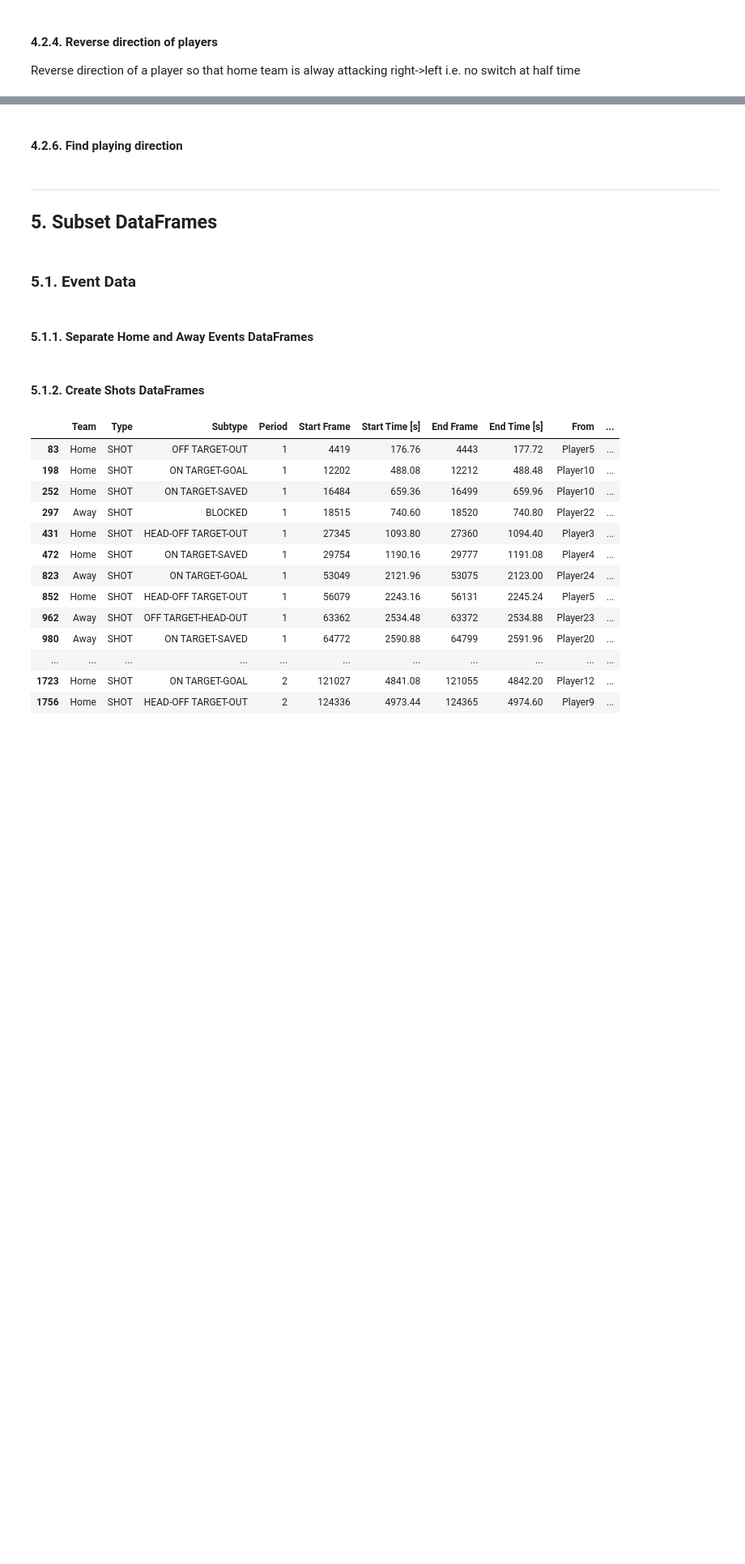
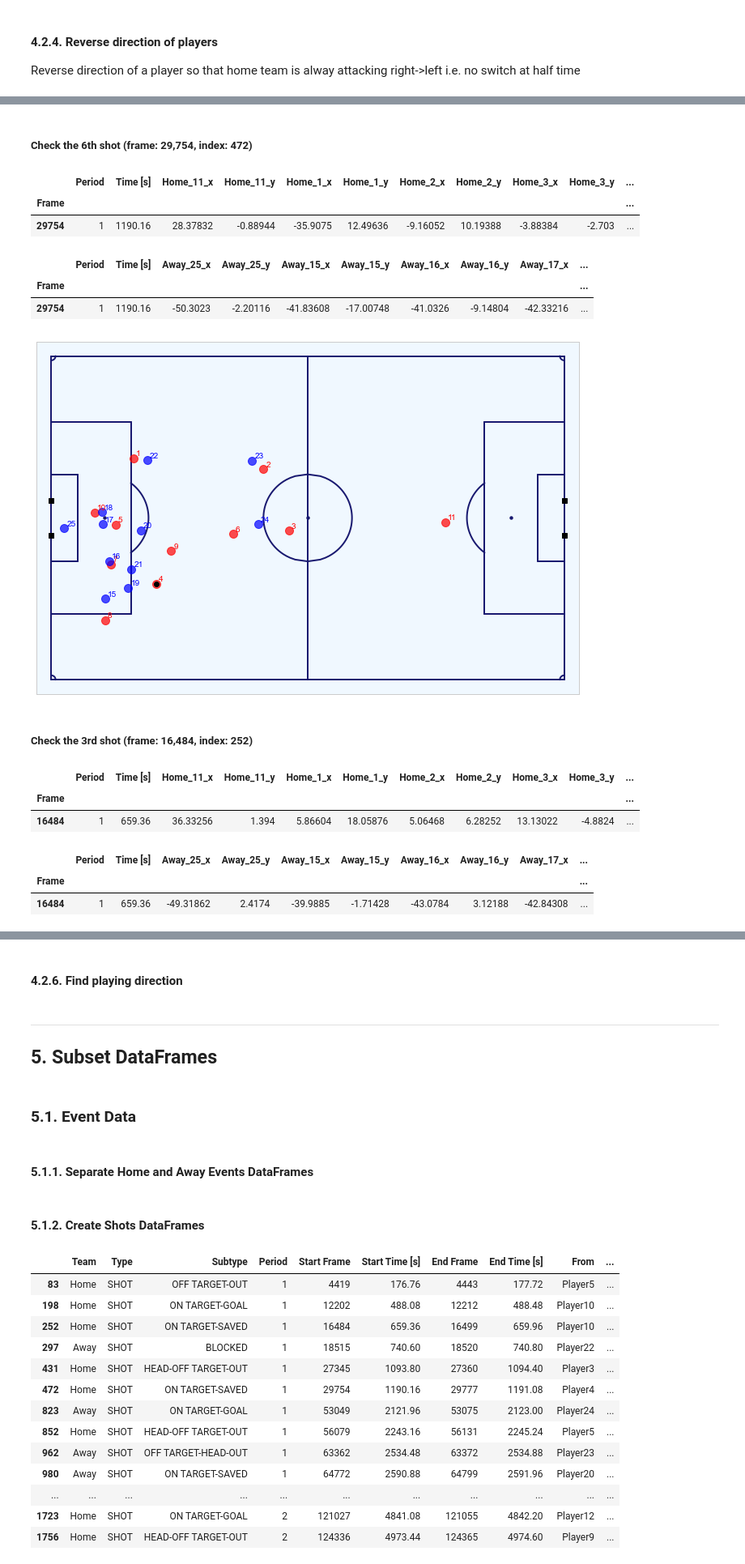
Before and after one commit to robbiejdunne/cfg_submission, a Jupyter notebook: notebooks/metrica-sports/Metrica Sports.ipynb, the cells around one changed output, grey strips where cells are left out. Shown at 81% size. Cells and saved outputs as stored; diff of their text form; code cells hidden in the pictures; blank space fills up the shorter version.

```diff
--- a/notebooks/metrica-sports/Metrica Sports.ipynb
+++ b/notebooks/metrica-sports/Metrica Sports.ipynb
@@ -742,7 +783,7 @@ The following code determines the areas of all these triangles for the ball, the
 # %%
 # Remove the previously calculated player intervening that are already in the 'team' DataFrame
 def remove_player_intervening(team):
-    columns = [c for c in team.columns if c.split('_')[-1] in ['bx', 'by', 'px', 'py', 'p1x', 'p1y', 'p2x', 'p2y', 'a', 'a1', 'a2', 'a3', 'isInterfering']]
+    columns = [c for c in team.columns if c.split('_')[-1] in ['bx', 'by', 'px', 'py', 'p1x', 'p1y', 'p2x', 'p2y', 'a', 'a1', 'a2', 'a3', 'isIntervening', '_Intervening']]
     team = team.drop(columns=columns)
     return team
 
@@ -754,13 +795,13 @@ def area(x1, y1, x2, y2, x3, y3):
 def calc_player_intervening(team, lst_ids):
 
     ## Remove any radius calculations in the DataFrame
-    team = remove_player_radius(team)
+    team = remove_player_intervening(team)
 
     ## Get the player ids
     player_ids = lst_ids
 
     ## Calculate whether a player is interfering the space between the ball and the goal
-    for player in player_ids: # cycle through players individually
+    for player in player_ids:    # cycle through players individually
 
         ### Determine ball locations
         team[player + "_bx"] = team['ball_x']
@@ -771,26 +812,30 @@ def calc_player_intervening(team, lst_ids):
         team[player + "_py"]= team[player + "_y"]
 
         ### Determine post locations
-        team[player + "_p1x"] = -53
-        team[player + "_p1y"] = 37.66
-        team[player + "_p2x"] = -53
-        team[player + "_p2y"] = 30.34
+        team[player + "_p1x"] = np.where(team['ball_x'] <= 0, -53, 53)
+        team[player + "_p1y"] = 3.66
+        team[player + "_p2x"] = np.where(team['ball_x'] <= 0, 53, -53)
+        team[player + "_p2y"] = -3.66
 
-        ### Determine the player locations
-        team[player + "_a"] = area(team[player + "_p1x"], team[player + "_p1y"], team[player + "_p2x"], team[player + "_p1y"], team[player + "_bx"], team[player + "_by"])
-        team[player + "_a1"] = area(team[player + "_px"], team[player + "_py"], team[player + "_p2x"], team[player + "_p1y"], team[player + "_bx"], team[player + "_by"])
+        ### Determine the areas between player, ball, and posts
+        team[player + "_a"] = area(team[player + "_p1x"], team[player + "_p1y"], team[player + "_p2x"], team[player + "_p2y"], team[player + "_bx"], team[player + "_by"])
+        team[player + "_a1"] = area(team[player + "_px"], team[player + "_py"], team[player + "_p2x"], team[player + "_p2y"], team[player + "_bx"], team[player + "_by"])
         team[player + "_a2"] = area(team[player + "_p1x"], team[player + "_p1y"], team[player + "_px"], team[player + "_py"], team[player + "_bx"], team[player + "_by"])
-        team[player + "_a3"] = area(team[player + "_p1x"], team[player + "_p1y"], team[player + "_p2x"], team[player + "_p1y"], team[player + "_px"], team[player + "_py"])
+        team[player + "_a3"] = area(team[player + "_p1x"], team[player + "_p1y"], team[player + "_p2x"], team[player + "_p2y"], team[player + "_px"], team[player + "_py"])
 
         # Determine whether the player is within the triangle between the ball and the two posts
-        team[player + "_isInterfering"] = np.where(team[player + "_a"] == team[player + "_a1"] + team[player + "_a2"] + team[player + "_a3"], 1, 0)
+        team[player + "_isIntervening"] = np.where(team[player + "_a"] == team[player + "_a1"] + team[player + "_a2"] + team[player + "_a3"], 1, 0)
 
-    ## Drop unnessary columns used in calculation
+    ## Drop unnecessary columns used in calculation
     columns = [c for c in team.columns if c.split('_')[-1] in ['bx', 'by', 'px', 'py', 'p1x', 'p1y', 'p2x', 'p2y', 'a', 'a1', 'a2', 'a3']] # Get the player ids
     team = team.drop(columns=columns)
 
+    ## Summate the number of intervening players
+    team['Total_Intervening'] = team[[col for col in team.columns if col.endswith('_isIntervening')]].sum(axis=1)
+
     ## Return DataFrame
     return team
 # %%
 # Calculate players intervening
-df_tracking_home = calc_player_intervening(df_tracking_home, lst_ids=home_player_ids)
+df_tracking_home = calc_player_intervening(df_tracking_home, lst_ids=home_player_ids).rename(columns={'Total_Intervening': 'Home_Total_Intervening'})
+df_tracking_away = calc_player_intervening(df_tracking_away, lst_ids=away_player_ids).rename(columns={'Total_Intervening': 'Away_Total_Intervening'})
@@ -798,0 +842,43 @@ df_tracking_home = calc_player_intervening(df_tracking_home, lst_ids=home_player
+# %% [markdown]
+##### Check the 6th shot (frame: 29,754, index: 472)
+# %%
+# Look at goal 2 of Home Tracking data - frame == 29,754
+df_tracking_home[df_tracking_home.index==29_754]
+# %% [output]
+|  | Period | Time [s] | Home_11_x | Home_11_y | Home_1_x | Home_1_y | Home_2_x | Home_2_y | Home_3_x | Home_3_y | ... |
+| Frame |  |  |  |  |  |  |  |  |  |  | ... |
+| 29754 | 1 | 1190.16 | 28.37832 | -0.88944 | -35.9075 | 12.49636 | -9.16052 | 10.19388 | -3.88384 | -2.703 | ... |
+# %%
+# Look at goal 2 of Away Tracking data - frame == 29,754
+df_tracking_away[df_tracking_away.index==29_754]
+# %% [output]
+|  | Period | Time [s] | Away_25_x | Away_25_y | Away_15_x | Away_15_y | Away_16_x | Away_16_y | Away_17_x | ... |
+| Frame |  |  |  |  |  |  |  |  |  | ... |
+| 29754 | 1 | 1190.16 | -50.3023 | -2.20116 | -41.83608 | -17.00748 | -41.0326 | -9.14804 | -42.33216 | ... |
+# %%
+# Visualise the shot and the positions of the players
+
+## Define index of Event data and frame of Tracking data
+index = 472    # frame 29,754
+frame = df_events.loc[index]['Start Frame']
+
+## Visualise player positions using plot_events function from mviz library
+fig, ax = mviz.plot_frame(df_tracking_home.loc[frame], df_tracking_away.loc[frame], annotate=True)
+# %% [output]
+[figure, added]
+# %% [markdown]
+##### Check the 3rd shot (frame: 16,484, index: 252)
+# %%
+# Look at shot 3 of Home Tracking data - frame == 16,484
+df_tracking_home[df_tracking_home.index==16_484]
+# %% [output]
+|  | Period | Time [s] | Home_11_x | Home_11_y | Home_1_x | Home_1_y | Home_2_x | Home_2_y | Home_3_x | Home_3_y | ... |
+| Frame |  |  |  |  |  |  |  |  |  |  | ... |
+| 16484 | 1 | 659.36 | 36.33256 | 1.394 | 5.86604 | 18.05876 | 5.06468 | 6.28252 | 13.13022 | -4.8824 | ... |
+# %%
+# Look at shot 3 of Away Tracking data - frame == 16,484
+df_tracking_away[df_tracking_away.index==16_484]
+# %% [output]
+|  | Period | Time [s] | Away_25_x | Away_25_y | Away_15_x | Away_15_y | Away_16_x | Away_16_y | Away_17_x | ... |
+| Frame |  |  |  |  |  |  |  |  |  | ... |
+| 16484 | 1 | 659.36 | -49.31862 | 2.4174 | -39.9885 | -1.71428 | -43.0784 | 3.12188 | -42.84308 | ... |
```
Also changed, not shown: parts of 27 cells of this notebook.
